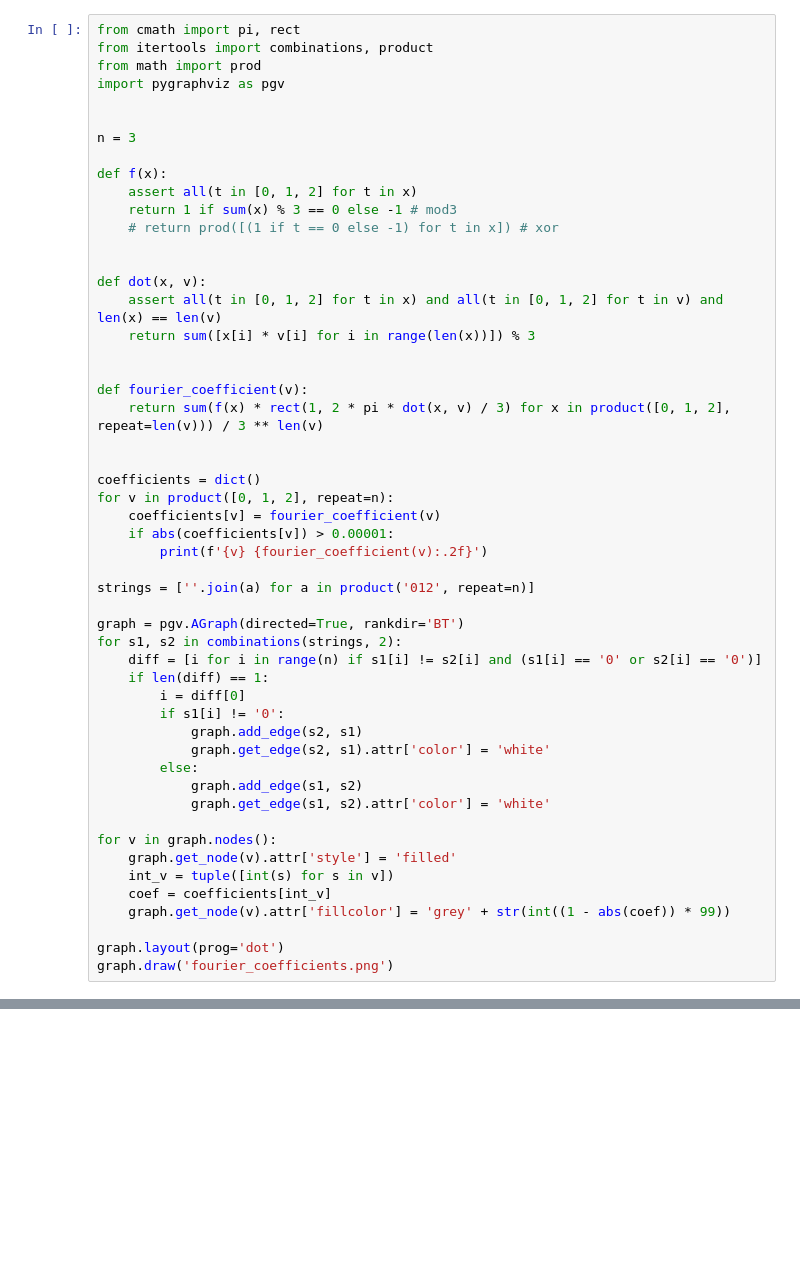
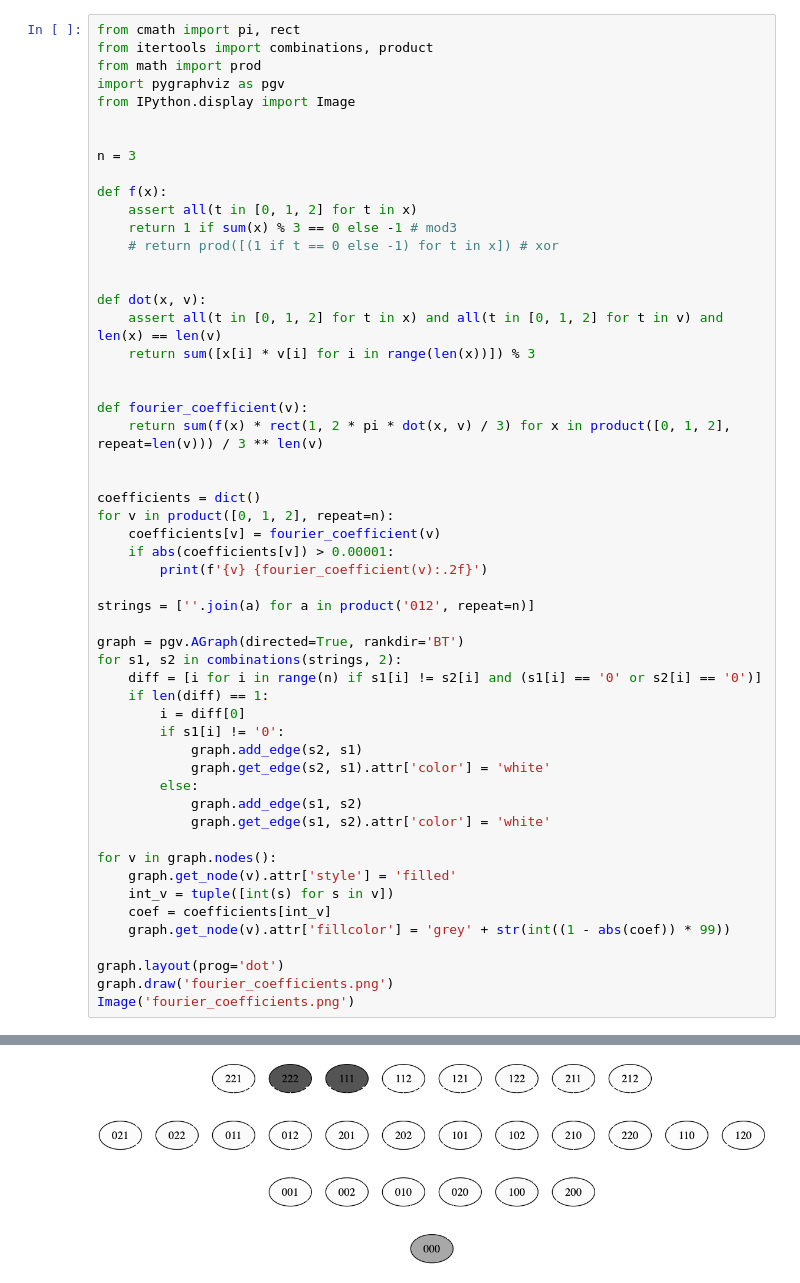
Before and after one commit to alexanderskulikov/sandbox, a Jupyter notebook: fourier_coefficients.ipynb, the cells around one changed output, grey strips where cells are left out. Drawn from its saved outputs; the diff is of its cells as text; blank space fills up the shorter version.

```diff
--- a/fourier_coefficients.ipynb
+++ b/fourier_coefficients.ipynb
@@ -3,6 +3,7 @@ from cmath import pi, rect
 from itertools import combinations, product
 from math import prod
 import pygraphviz as pgv
+from IPython.display import Image
 
 
 n = 3
@@ -27,30 +28,32 @@ for v in product([0, 1, 2], repeat=n):
     coefficients[v] = fourier_coefficient(v)
     if abs(coefficients[v]) > 0.00001:
         print(f'{v} {fourier_coefficient(v):.2f}')
 
 strings = [''.join(a) for a in product('012', repeat=n)]
 
 graph = pgv.AGraph(directed=True, rankdir='BT')
 for s1, s2 in combinations(strings, 2):
     diff = [i for i in range(n) if s1[i] != s2[i] and (s1[i] == '0' or s2[i] == '0')]
     if len(diff) == 1:
         i = diff[0]
         if s1[i] != '0':
             graph.add_edge(s2, s1)
             graph.get_edge(s2, s1).attr['color'] = 'white'
         else:
             graph.add_edge(s1, s2)
             graph.get_edge(s1, s2).attr['color'] = 'white'
 
 for v in graph.nodes():
     graph.get_node(v).attr['style'] = 'filled'
     int_v = tuple([int(s) for s in v])
     coef = coefficients[int_v]
     graph.get_node(v).attr['fillcolor'] = 'grey' + str(int((1 - abs(coef)) * 99))
 
 graph.layout(prog='dot')
 graph.draw('fourier_coefficients.png')
+Image('fourier_coefficients.png')
 # %% [output]
 (0, 0, 0) -0.33+0.00j
 (1, 1, 1) 0.67-0.00j
 (2, 2, 2) 0.67-0.00j
+[figure, added]
```
Also changed, not shown: parts of 1 cell of this notebook, 1 other file.
